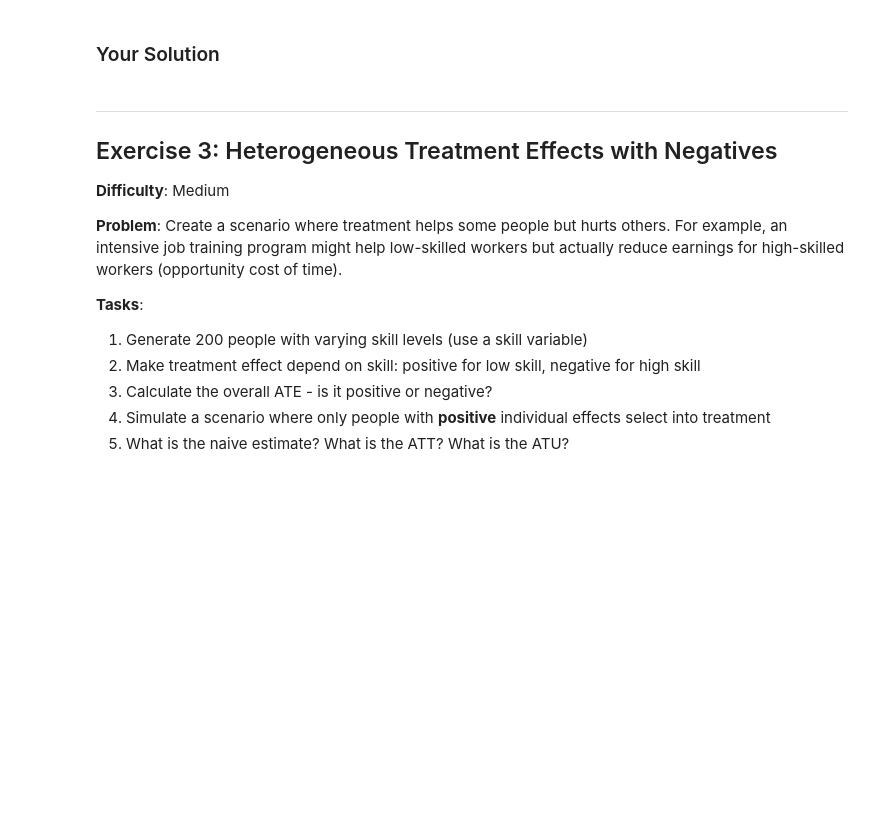
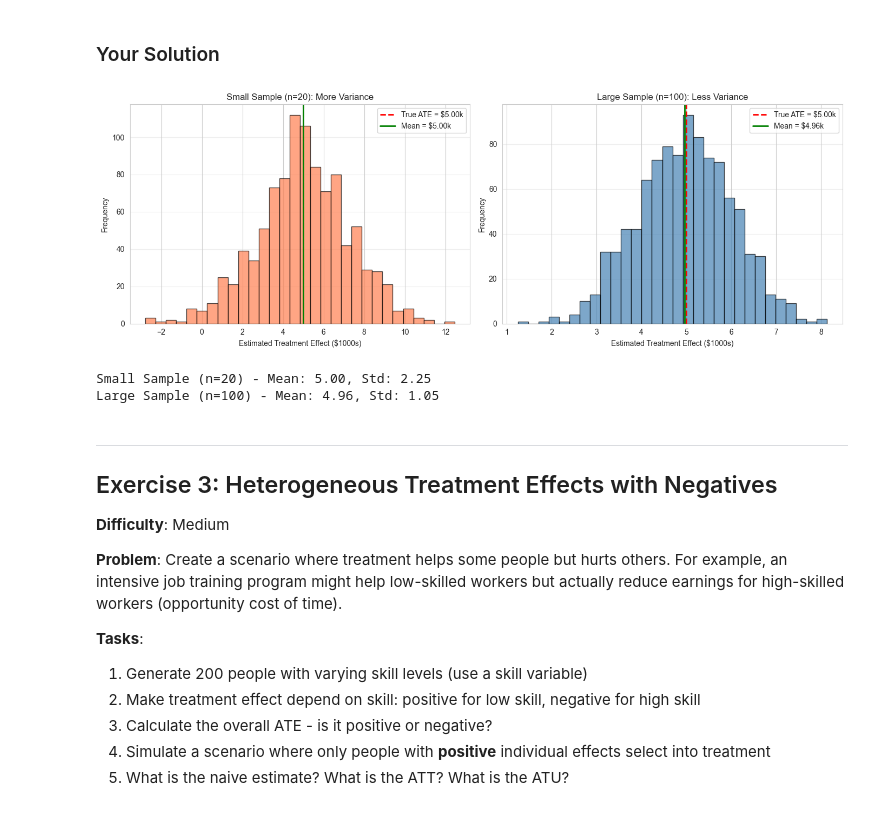
Before and after one commit to truongbnguyen88/causalML, a Jupyter notebook: 01_foundations/exercises/potential_outcomes_exercises.ipynb, the cells around one changed output. Saved outputs shown, nothing was run; the diff lists cells and outputs as text; code cells hidden in the pictures; blank space fills up the shorter version.

Commit message:
add exercises and solutions notebooks to potential outcomes

```diff
--- a/01_foundations/exercises/potential_outcomes_exercises.ipynb
+++ b/01_foundations/exercises/potential_outcomes_exercises.ipynb
@@ -168,3 +175,72 @@ Key insight:
+# %%
+# Exercise 2: Your code here
+
+# Step 1: Define simulation function
+# TODO: Write simulate_experiment function
+def simulate_experiment(n, true_ate):
+    """Simulate a randomized experiment."""
+    Y0 = np.random.normal(35, 5, n)
+    effects = np.random.normal(true_ate, 1, n)
+    Y1 = Y0 + effects
+
+    # Random assignment
+    T = np.random.binomial(1, 0.5, n)
+
+    # Observed outcomes
+    Y_obs = np.where(T == 1, Y1, Y0)
+
+    # Naive estimate
+    estimate = Y_obs[T == 1].mean() - Y_obs[T == 0].mean()
+    return estimate
+
+# Step 2: Run experiments with different sample sizes
+# TODO: Run 1000 experiments with n=20
+# TODO: Run 1000 experiments with n=100
+n_experiments = 1000
+estimates_n20 = [simulate_experiment(20, ATE) for _ in range(n_experiments)]
+estimates_n100 = [simulate_experiment(100, ATE) for _ in range(n_experiments)]
+estimates_n20 = np.array(estimates_n20)
+estimates_n100 = np.array(estimates_n100)
+
+# Step 3: Visualize distributions
+# TODO: Create histogram comparing both distributions
+fig, axes = plt.subplots(1, 2, figsize=(14, 5))
+
+# Small sample
+axes[0].hist(estimates_n20, bins=30, alpha=0.7, color='coral', edgecolor='black')
+axes[0].axvline(ATE, color='red', linestyle='--', linewidth=2, label=f'True ATE = ${ATE:.2f}k')
+axes[0].axvline(estimates_n20.mean(), color='green', linestyle='-', linewidth=2,
+                label=f'Mean = ${estimates_n20.mean():.2f}k')
+axes[0].set_xlabel('Estimated Treatment Effect ($1000s)')
+axes[0].set_ylabel('Frequency')
+axes[0].set_title('Small Sample (n=20): More Variance')
+axes[0].legend()
+axes[0].grid(True, alpha=0.3, axis='y')
+
+# Large sample
+axes[1].hist(estimates_n100, bins=30, alpha=0.7, color='steelblue', edgecolor='black')
+axes[1].axvline(ATE, color='red', linestyle='--', linewidth=2, label=f'True ATE = ${ATE:.2f}k')
+axes[1].axvline(estimates_n100.mean(), color='green', linestyle='-', linewidth=2,
+                label=f'Mean = ${estimates_n100.mean():.2f}k')
+axes[1].set_xlabel('Estimated Treatment Effect ($1000s)')
+axes[1].set_ylabel('Frequency')
+axes[1].set_title('Large Sample (n=100): Less Variance')
+axes[1].legend()
+axes[1].grid(True, alpha=0.3, axis='y')
+
+plt.tight_layout()
+plt.show()
+
+# Step 4: Calculate statistics
+# TODO: Print mean and std for both
+print(f"Small Sample (n=20) - Mean: {estimates_n20.mean():.2f}, Std: {estimates_n20.std():.2f}")
+print(f"Large Sample (n=100) - Mean: {estimates_n100.mean():.2f}, Std: {estimates_n100.std():.2f}")
+
+# TODO: Discuss bias vs variance
+# %% [output]
+[figure, added]
+Small Sample (n=20) - Mean: 5.00, Std: 2.25
+Large Sample (n=100) - Mean: 4.96, Std: 1.05
 # %% [markdown]
 ---
 
```
Also changed, not shown: parts of 7 cells of this notebook, 1 other file.
